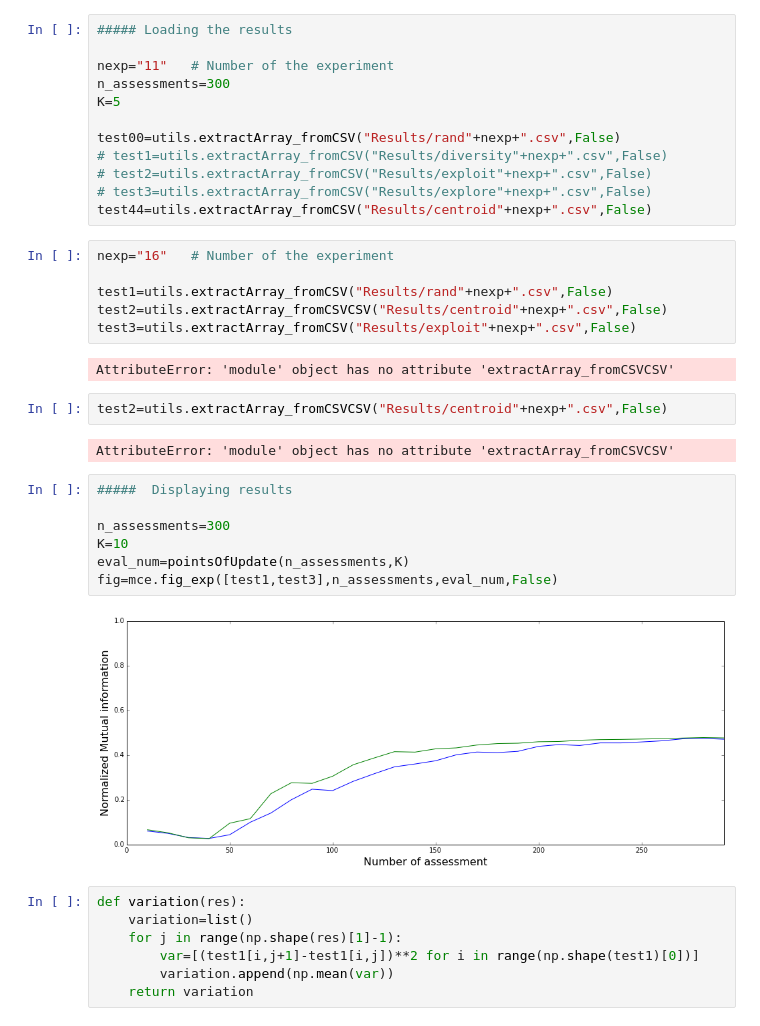
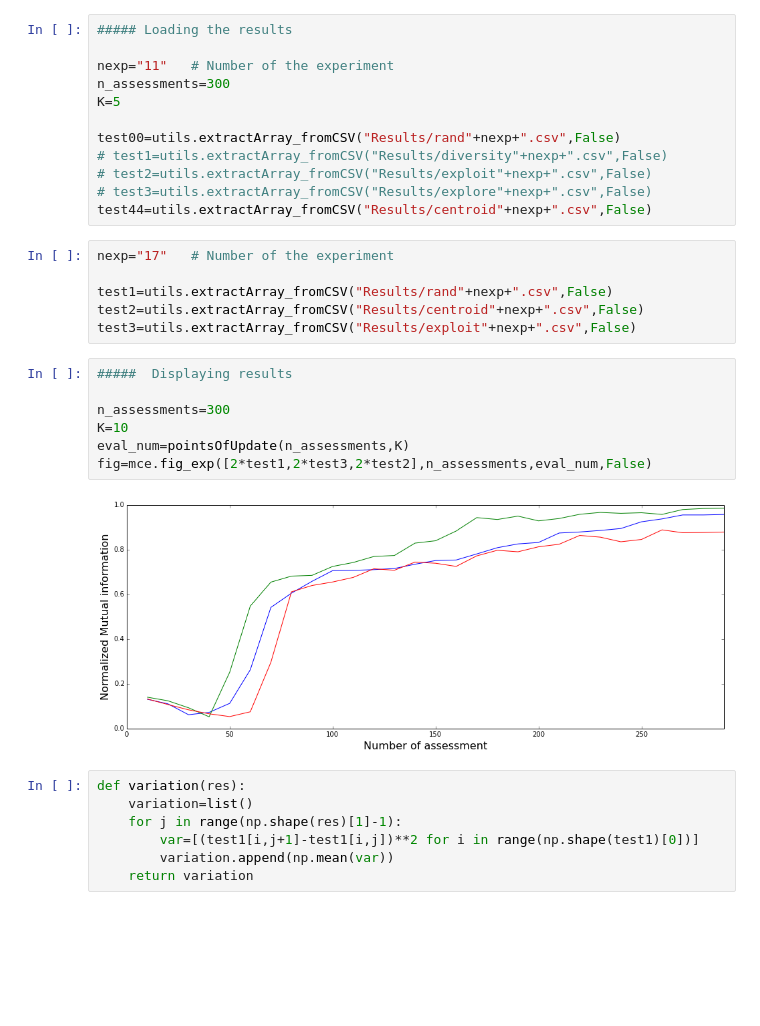
Before and after one commit to sebboyer/Adaptive_clustering, a Jupyter notebook: Display_results.ipynb, the cells around one changed output. Cells and saved outputs as stored; diff of their text form; blank space fills up the shorter version.

Commit message:
experiments 05-11

```diff
--- a/Display_results.ipynb
+++ b/Display_results.ipynb
@@ -28,26 +28,20 @@ test00=utils.extractArray_fromCSV("Results/rand"+nexp+".csv",False)
 # test3=utils.extractArray_fromCSV("Results/explore"+nexp+".csv",False)
 test44=utils.extractArray_fromCSV("Results/centroid"+nexp+".csv",False)
 # %%
-nexp="16"   # Number of the experiment
+nexp="17"   # Number of the experiment
 
 test1=utils.extractArray_fromCSV("Results/rand"+nexp+".csv",False)
-test2=utils.extractArray_fromCSVCSV("Results/centroid"+nexp+".csv",False)
+test2=utils.extractArray_fromCSV("Results/centroid"+nexp+".csv",False)
 test3=utils.extractArray_fromCSV("Results/exploit"+nexp+".csv",False)
-# %% [output]
-AttributeError: 'module' object has no attribute 'extractArray_fromCSVCSV'
-# %%
-test2=utils.extractArray_fromCSVCSV("Results/centroid"+nexp+".csv",False)
-# %% [output]
-AttributeError: 'module' object has no attribute 'extractArray_fromCSVCSV'
 # %%
 #####  Displaying results
 
 n_assessments=300
 K=10
 eval_num=pointsOfUpdate(n_assessments,K)
-fig=mce.fig_exp([test1,test3],n_assessments,eval_num,False)
+fig=mce.fig_exp([2*test1,2*test3,2*test2],n_assessments,eval_num,False)
 # %% [output]
-[figure, old version]
+[figure, new version]
 # %%
 def variation(res):
     variation=list()
```
Also changed, not shown: parts of 4 cells of this notebook, 21 other files.
